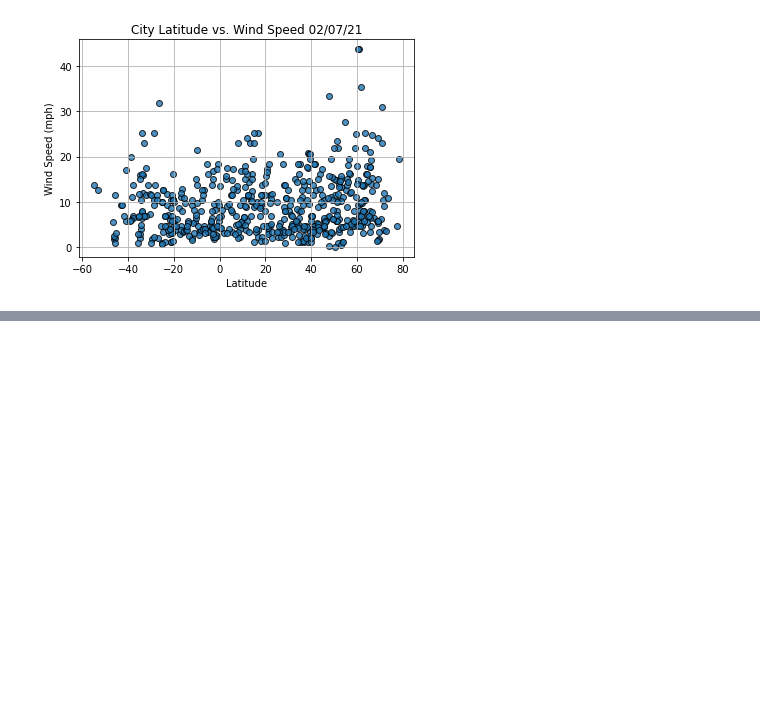
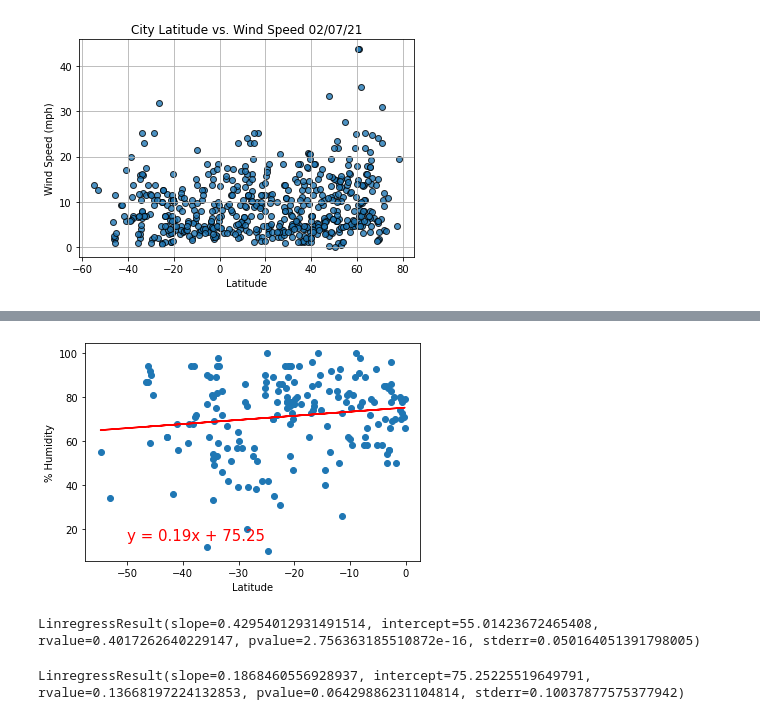
Before and after one commit to hollyouellette/World_Weather_Analysis, a Jupyter notebook: WeatherPy.ipynb, the cells around one changed output, grey strips where cells are left out. Cells and saved outputs as stored; diff of their text form; code cells hidden in the pictures; blank space fills up the shorter version.

```diff
--- a/WeatherPy.ipynb
+++ b/WeatherPy.ipynb
@@ -261,0 +350,18 @@ plt.show()
+# %%
+# Linear regression on the Southern Hemisphere
+x_values = southern_hemi_df["Lat"]
+y_values = southern_hemi_df["Humidity"]
+# Call the function.
+plot_linear_regression(x_values, y_values,
+                       'Linear Regression on the Southen Hemisphere \
+                        for the % Humidity', '% Humidity',(-50,15))
+# %% [output]
+[figure, added]
+# %%
+linregress (northern_hemi_df["Lat"], northern_hemi_df["Humidity"])
+# %% [output]
+LinregressResult(slope=0.42954012931491514, intercept=55.01423672465408, rvalue=0.4017262640229147, pvalue=2.756363185510872e-16, stderr=0.050164051391798005)
+# %%
+linregress(southern_hemi_df["Lat"], southern_hemi_df["Humidity"])
+# %% [output]
+LinregressResult(slope=0.1868460556928937, intercept=75.25225519649791, rvalue=0.13668197224132853, pvalue=0.06429886231104814, stderr=0.10037877575377942)
```
Also changed, not shown: parts of 13 cells of this notebook.
